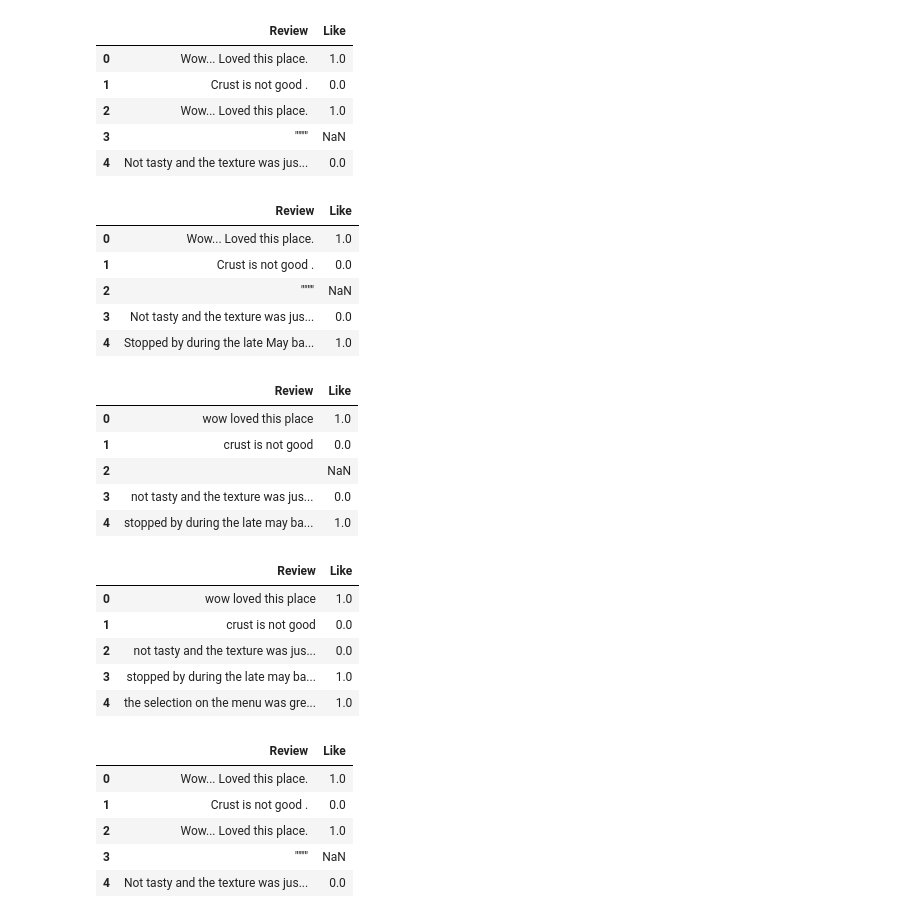
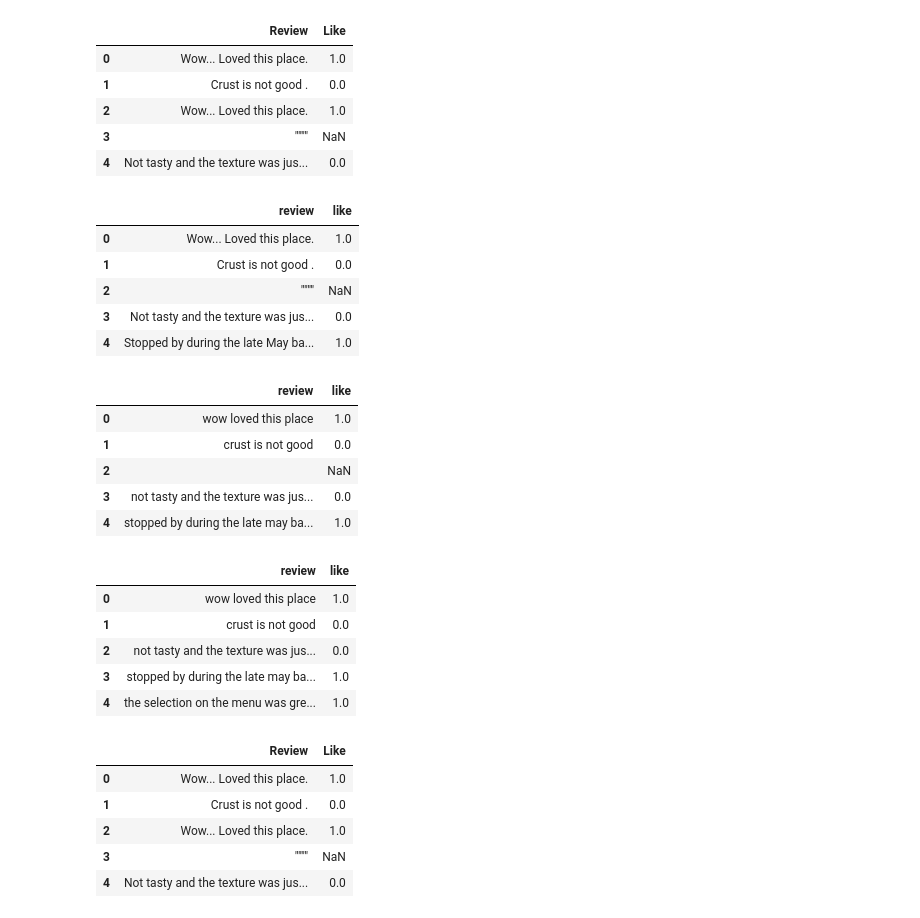
Before and after one commit to Thomas-Kulch/text_data_toolkit, a Jupyter notebook: eda/EDA Restaurant Reviews.ipynb, the cells around one changed output. Saved outputs shown, nothing was run; the diff lists cells and outputs as text; code cells hidden in the pictures.

```diff
--- a/eda/EDA Restaurant Reviews.ipynb
+++ b/eda/EDA Restaurant Reviews.ipynb
@@ -58,9 +58,9 @@ df_tsv.head()
 # %%
 # Remove Duplicates
-df_tsv_remove_dup = clean.remove_duplicates_fuzzy(df_tsv, "Review", threshold = 90)
+df_tsv_remove_dup = clean.remove_duplicates_fuzzy(df_tsv, "review", threshold = 90)
 df_tsv_remove_dup.head()
 # %% [output]
-|  | Review | Like |
+|  | review | like |
 | 0 | Wow... Loved this place. | 1.0 |
 | 1 | Crust is not good . | 0.0 |
 | 2 | """" | NaN |
@@ -68,10 +68,10 @@ df_tsv_remove_dup.head()
 | 4 | Stopped by during the late May ba... | 1.0 |
 # %%
 # Normalize the Text (Lowercase & Remove Punctuation, Remove Whitespaces)
-df_tsv_norm = clean.normalize_text(df_tsv_remove_dup, "Review")
+df_tsv_norm = clean.normalize_data(df_tsv_remove_dup, "review")
 df_tsv_norm.head()
 # %% [output]
-|  | Review | Like |
+|  | review | like |
 | 0 | wow loved this place | 1.0 |
 | 1 | crust is not good | 0.0 |
 | 2 |  | NaN |
@@ -79,10 +79,10 @@ df_tsv_norm.head()
 | 4 | stopped by during the late may ba... | 1.0 |
 # %%
 # Handle Missing Values
-df_tsv_na = clean.handle_missing_values(df_tsv, "Review")
+df_tsv_na = clean.handle_missing_values(df_tsv, "review")
 df_tsv_na.head()
 # %% [output]
-|  | Review | Like |
+|  | review | like |
 | 0 | wow loved this place | 1.0 |
 | 1 | crust is not good | 0.0 |
 | 2 | not tasty and the texture was jus... | 0.0 |
```
Also changed, not shown: parts of 16 cells of this notebook, 3 other files.
